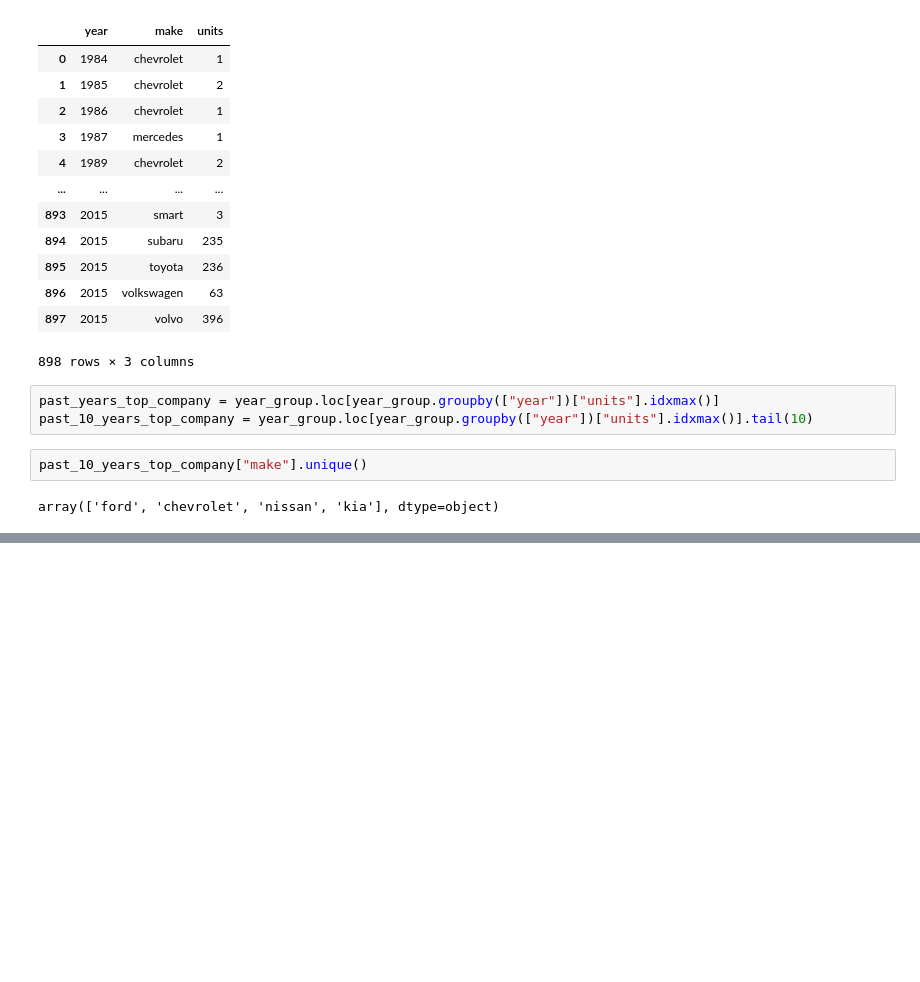
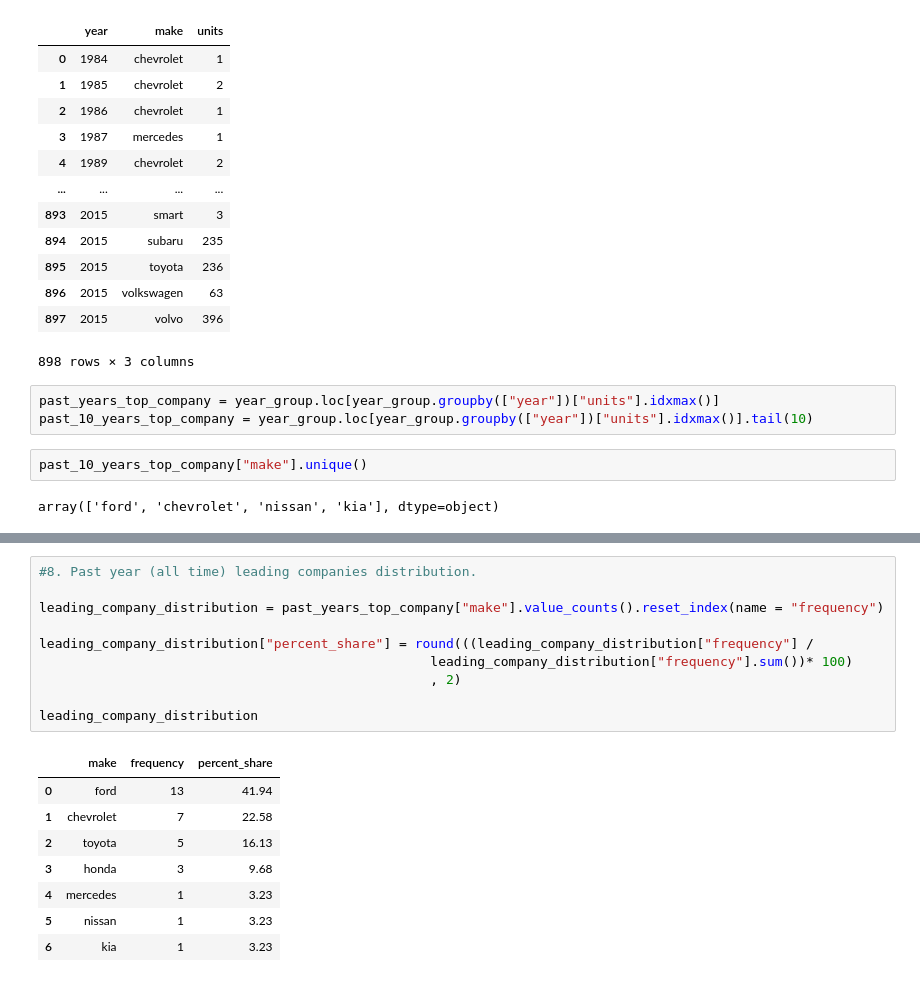
Before and after one commit to pranay-authankar/vehicle_sales_analytics, a Jupyter notebook: notebook/4_data_analysis.ipynb, the cells around one changed output, grey strips where cells are left out. Drawn from its saved outputs; the diff is of its cells as text; blank space fills up the shorter version.

```diff
--- a/notebook/4_data_analysis.ipynb
+++ b/notebook/4_data_analysis.ipynb
@@ -232,0 +251,19 @@ plt.show()
+# %%
+#8. Past year (all time) leading companies distribution.
+
+leading_company_distribution = past_years_top_company["make"].value_counts().reset_index(name = "frequency")
+
+leading_company_distribution["percent_share"] = round(((leading_company_distribution["frequency"] /
+                                                  leading_company_distribution["frequency"].sum())* 100)
+                                                  , 2)
+
+leading_company_distribution
+# %% [output]
+|  | make | frequency | percent_share |
+| 0 | ford | 13 | 41.94 |
+| 1 | chevrolet | 7 | 22.58 |
+| 2 | toyota | 5 | 16.13 |
+| 3 | honda | 3 | 9.68 |
+| 4 | mercedes | 1 | 3.23 |
+| 5 | nissan | 1 | 3.23 |
+| 6 | kia | 1 | 3.23 |
```
Also changed, not shown: parts of 2 cells of this notebook, 4 other files.
